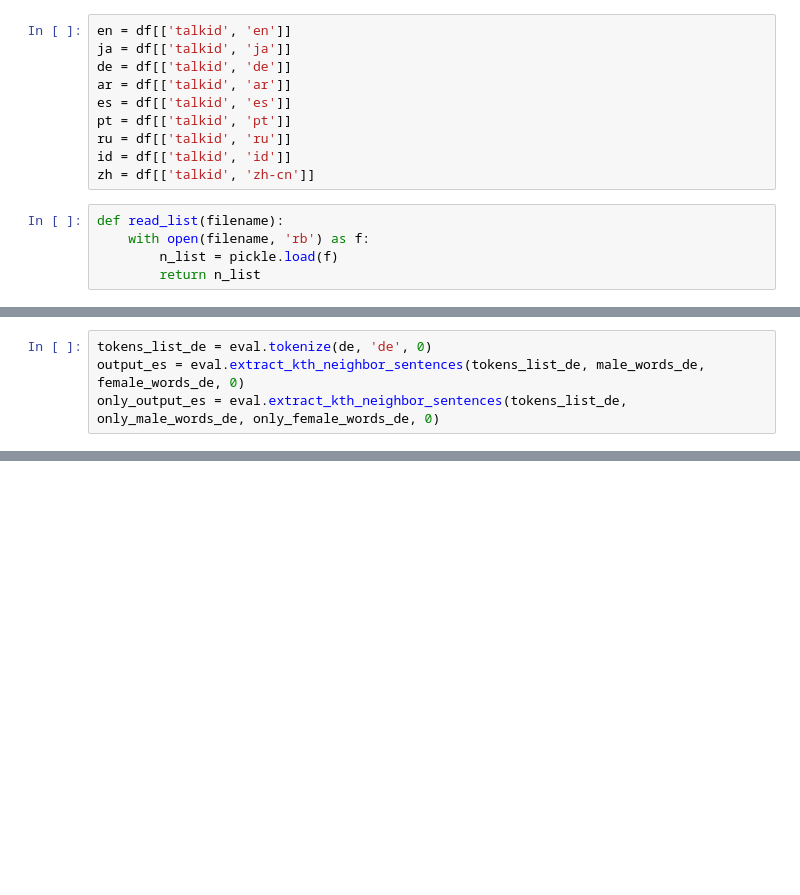
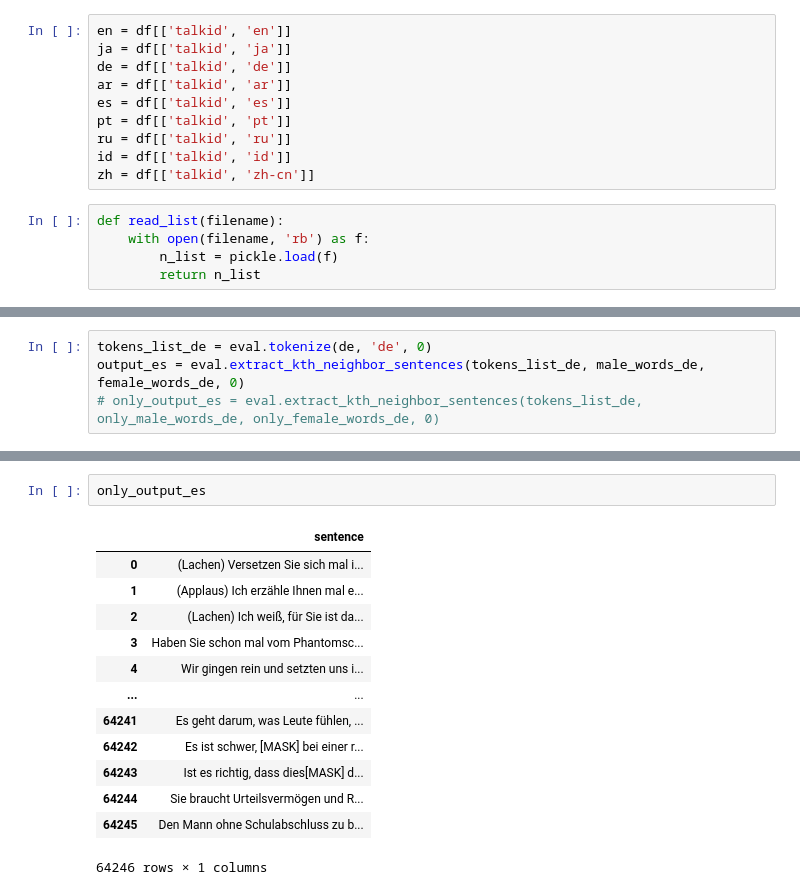
Before and after one commit to SeongUgKim/gender_bias_in_nlp, a Jupyter notebook: extraction_de.ipynb, the cells around one changed output, grey strips where cells are left out. Saved outputs shown, nothing was run; the diff lists cells and outputs as text; blank space fills up the shorter version.

Commit message:
modify extract

```diff
--- a/extraction_de.ipynb
+++ b/extraction_de.ipynb
@@ -34,4 +32,4 @@ only_female_words_es = read_list('wordlist/only_female_word_file_es')
 # %%
 tokens_list_de = eval.tokenize(de, 'de', 0)
 output_es = eval.extract_kth_neighbor_sentences(tokens_list_de, male_words_de, female_words_de, 0)
-only_output_es = eval.extract_kth_neighbor_sentences(tokens_list_de, only_male_words_de, only_female_words_de, 0)
+# only_output_es = eval.extract_kth_neighbor_sentences(tokens_list_de, only_male_words_de, only_female_words_de, 0)
@@ -37,0 +56,16 @@ only_output_es = eval.extract_kth_neighbor_sentences(tokens_list_de, only_male_w
+# %%
+only_output_es
+# %% [output]
+|  | sentence |
+| 0 | (Lachen) Versetzen Sie sich mal i... |
+| 1 | (Applaus) Ich erzähle Ihnen mal e... |
+| 2 | (Lachen) Ich weiß, für Sie ist da... |
+| 3 | Haben Sie schon mal vom Phantomsc... |
+| 4 | Wir gingen rein und setzten uns i... |
+| ... | ... |
+| 64241 | Es geht darum, was Leute fühlen, ... |
+| 64242 | Es ist schwer, [MASK] bei einer r... |
+| 64243 | Ist es richtig, dass dies[MASK] d... |
+| 64244 | Sie braucht Urteilsvermögen und R... |
+| 64245 | Den Mann ohne Schulabschluss zu b... |
+64246 rows × 1 columns
```
Also changed, not shown: parts of 27 cells of this notebook, 1 other file.
